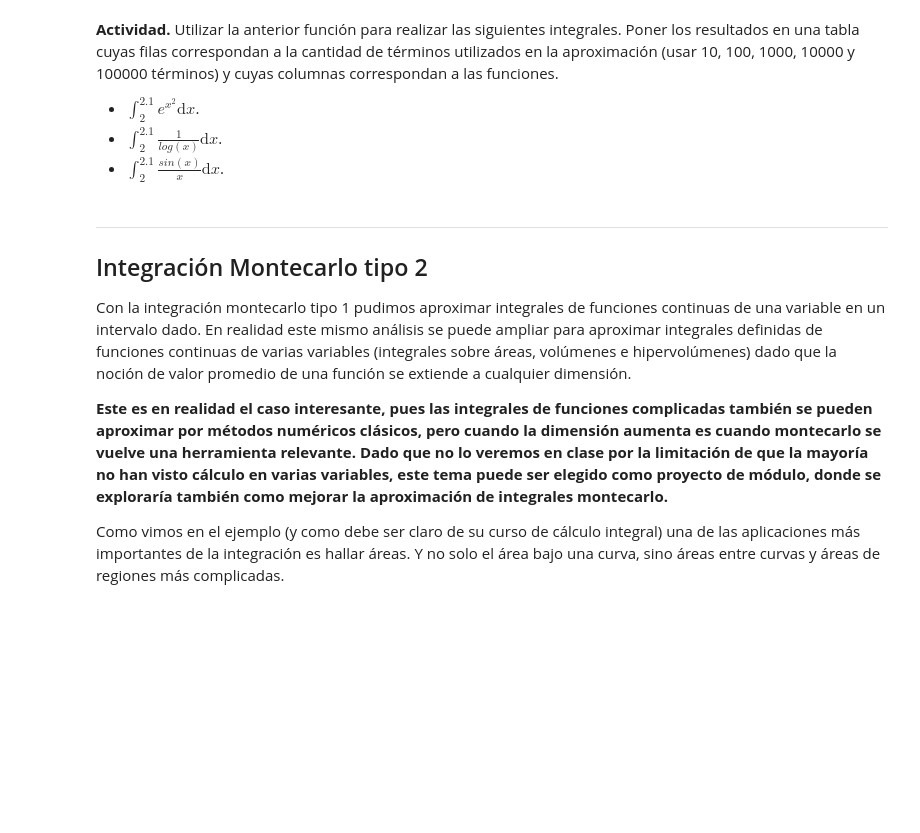
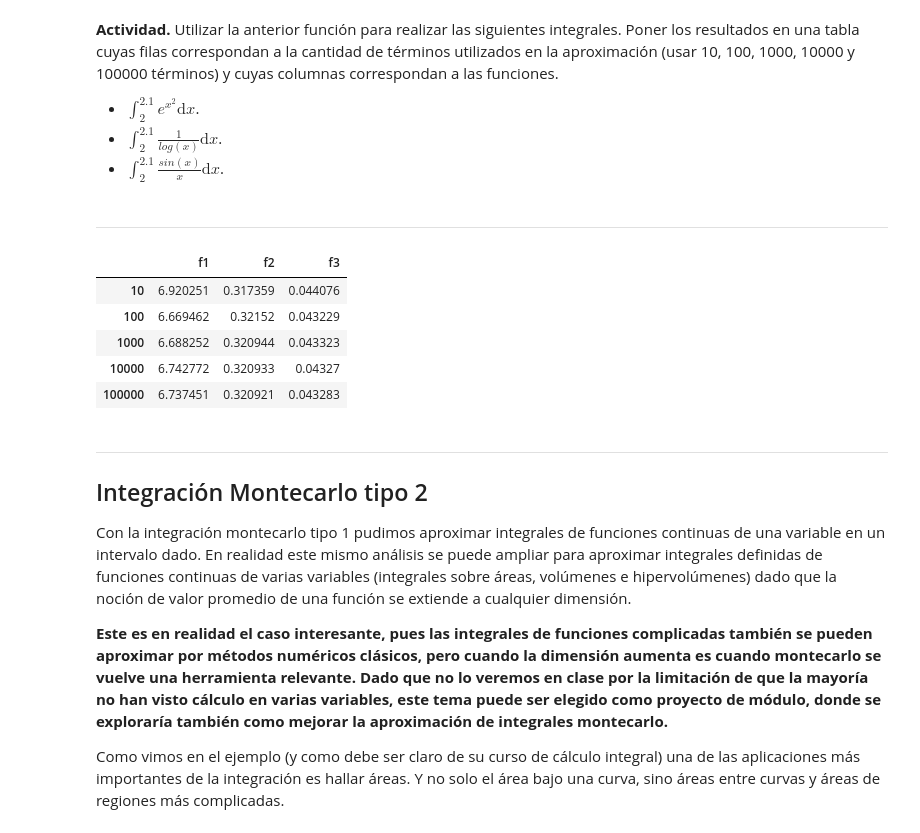
Before and after one commit to ArellanoMCarlos/SimMat_P2024, a Jupyter notebook: Módulo 2 - Montecarlo/IntegracionMontecarlo.ipynb, the cells around one changed output. Saved outputs shown, nothing was run; the diff lists cells and outputs as text; code cells hidden in the pictures; blank space fills up the shorter version.

Commit message:
Integración Montecarlo tipo 2

```diff
--- a/Módulo 2 - Montecarlo/IntegracionMontecarlo.ipynb
+++ b/Módulo 2 - Montecarlo/IntegracionMontecarlo.ipynb
@@ -166,3 +179,7 @@ Escribamos una función que tenga como entradas:
 - el número de términos que se usará en la aproximación $N$,
 
 y que devuelva la aproximación montecarlo tipo 1 de la integral $\int_{a}^{b}f(x)\text{d}x$.
+# %%
+def montecarlo1(f,a,b,N):
+  u=np.random.uniform(a,b,N)
+  return f(u).mean()*(b-a)
@@ -174,3 +197,30 @@ y que devuelva la aproximación montecarlo tipo 1 de la integral $\int_{a}^{b}f(
+# %%
+terminos=np.logspace(1,5,5) # [10**1, 10**2, ..., 10**5]
+terminos=terminos.astype('int') # Convertimos 'terminos' a enteros
+tablita=pd.DataFrame(index=terminos,columns=['f1','f2','f3'])
+tablita
+# %%
+# Modificando una celda específica: (1000,f2)
+tablita.loc[100,'f2']=0
+tablita
+# %% [markdown]
+---
+# %%
+d_fcn={'f1':lambda x: np.exp(x**2),   # lambda  ->  define funciones sin nombre (volátiles)
+       'f2':lambda x: 1/np.log10(x),
+       'f3':lambda x: np.sin(x)/x}
+# %%
+for N in terminos:
+  for fN,f in d_fcn.items():          # items  ->  regresa el par (key,value) del diccionario. En este caso (Nombre,función)
+    tablita.loc[N,fN]=montecarlo1(f,2,2.1,N)
+tablita
+# %% [output]
+|  | f1 | f2 | f3 |
+| 10 | 6.920251 | 0.317359 | 0.044076 |
+| 100 | 6.669462 | 0.32152 | 0.043229 |
+| 1000 | 6.688252 | 0.320944 | 0.043323 |
+| 10000 | 6.742772 | 0.320933 | 0.04327 |
+| 100000 | 6.737451 | 0.320921 | 0.043283 |
 # %% [markdown]
 ___
 ## Integración Montecarlo tipo 2
```
Also changed, not shown: parts of 11 cells of this notebook.
